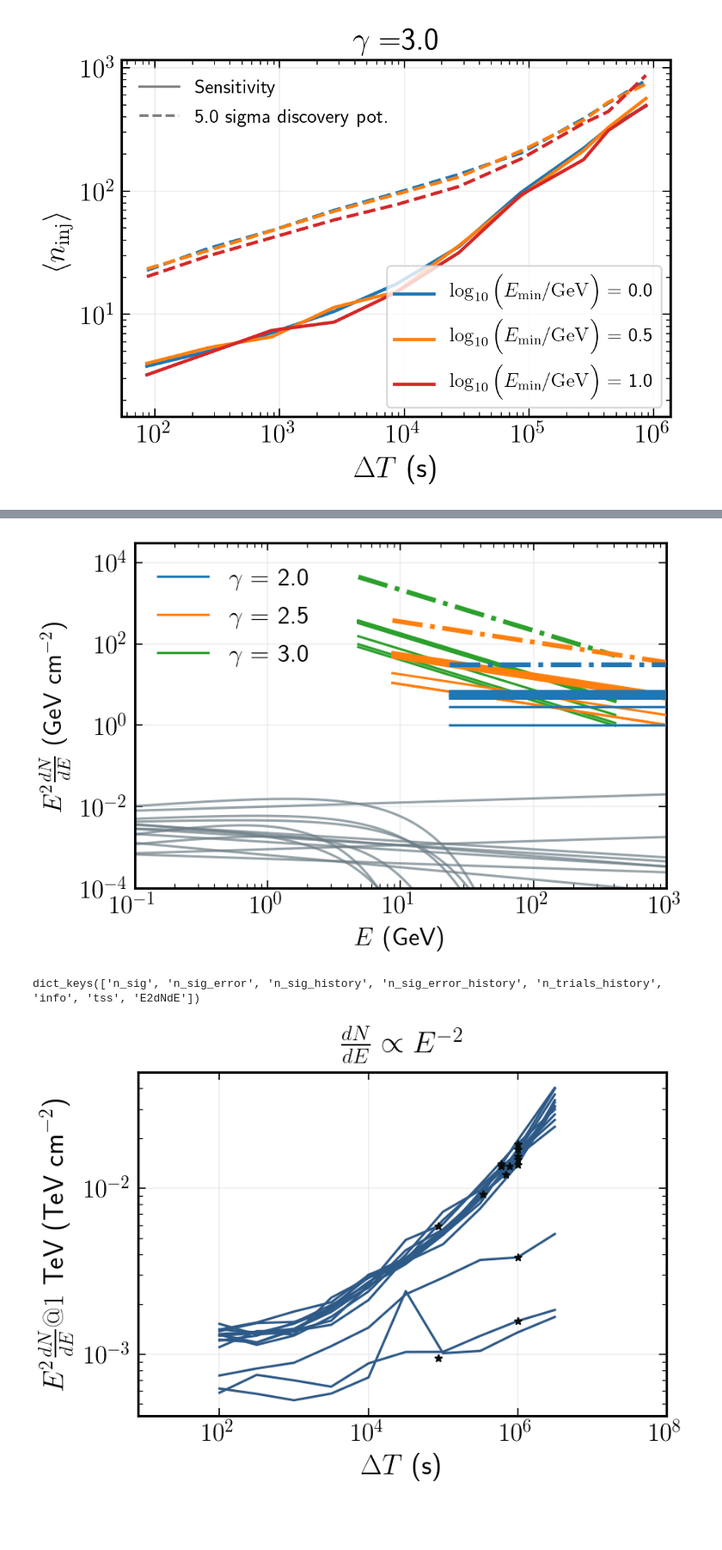
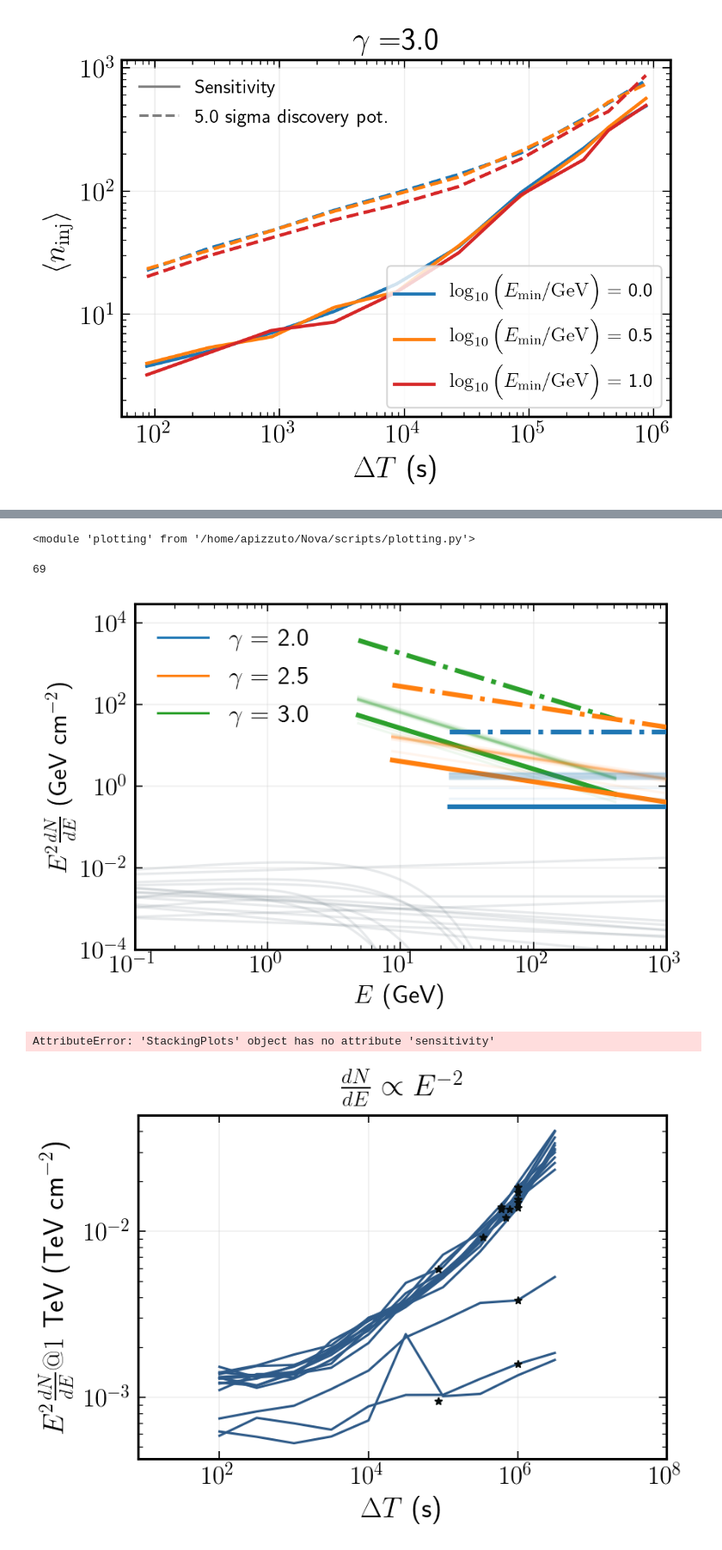
Before and after one commit to apizzuto/Novae, a Jupyter notebook: notebooks/stacking_sensitivity.ipynb, the cells around one changed output, grey strips where cells are left out. Shown at 86% size. Cells and saved outputs as stored; diff of their text form; code cells hidden in the pictures; blank space fills up the shorter version.

```diff
--- a/notebooks/stacking_sensitivity.ipynb
+++ b/notebooks/stacking_sensitivity.ipynb
@@ -44,12 +44,12 @@ allcounter = 0
 for allflavor_str in [True, False]:
     for deltaT in np.append(np.logspace(-3., 1., 9)[:]*86400., np.array([86400.*5.])):
         for gamma in [2.0, 2.5, 3.0]:
-            for cut in [0.0, 0.5, 1.0]:
-                file_str = "/data/user/apizzuto/Nova/csky_trials/stacking_sens_res/signal_results/" \
-                       + f"delta_t_{deltaT:.2e}_gamma_{gamma}_minLogE_{cut}_allflavor_{allflavor_str}.pkl"
-                if not os.path.exists(file_str):
-                    print(allflavor_str, deltaT, gamma, cut)
-                    counter += 1
-                allcounter += 1
+            #for cut in [0.0, 0.5, 1.0]:
+            file_str = "/data/user/apizzuto/Nova/csky_trials/stacking_sens_res/signal_results/" \
+                   + f"delta_t_{deltaT:.2e}_gamma_{gamma}_allflavor_{allflavor_str}.pkl"
+            if not os.path.exists(file_str):
+                print(allflavor_str, deltaT, gamma)
+                counter += 1
+            allcounter += 1
 print(allcounter, counter)
 # %% [output]
@@ -157,27 +148,37 @@ stack_plots.sensitivity[2.0]['E2dNdE']
+# %%
+reload(plotting)
+# %% [output]
+<module 'plotting' from '/home/apizzuto/Nova/scripts/plotting.py'>
+# %%
+len(stack_plots.names)
+# %% [output]
+69
 # %%
-stack_plots = plotting.StackingPlots(86400., seed=2, min_log_e=0.0)
+stack_plots = plotting.StackingPlots(86400., seed=2, min_log_e=None, index=[2.0, 2.5, 3.0])
 stack_plots.get_all_sens()
 
 cat = plotting.GammaCatalog(verbose = True)
-cat.compare_photon_to_nus(delta_t = 1e5, omit_title=True)
+cat.compare_photon_to_nus(delta_t = 86400., omit_title=True, alpha=0.08)
 
 ens = np.logspace(-1., 3., 500)
 gam_cols = {2.0: 'C0', 2.5: 'C1', 3.0: 'C2'}
 
 for gamma in [2.0, 2.5, 3.0]:
     sens = stack_plots.sensitivity[gamma]['E2dNdE']
     central_90_energies = cat.central_90[gamma]
 
     nu_sens_spec = np.power(ens, -gamma)*sens*1e3*(1e-3)**(2.-gamma)
     en_msk = (ens > central_90_energies[0]) & (ens < central_90_energies[1])
     plt.plot(ens[en_msk], nu_sens_spec[en_msk]*ens[en_msk]**2,
            color=gam_cols[gamma], lw = 3.0, zorder=5*(5.-gamma), ls='-.')
+    plt.plot(ens[en_msk], nu_sens_spec[en_msk]*ens[en_msk]**2/float(len(stack_plots.names)),
+           color=gam_cols[gamma], lw = 3.0, zorder=5*(5.-gamma), ls='-')
 # %% [output]
-[figure, old version]
+[figure, new version]
 # %%
 stack_plots.sensitivity[2.0].keys()
 # %% [output]
-dict_keys(['n_sig', 'n_sig_error', 'n_sig_history', 'n_sig_error_history', 'n_trials_history', 'info', 'tss', 'E2dNdE'])
+AttributeError: 'StackingPlots' object has no attribute 'sensitivity'
 # %%
 cat.sensitivity_vs_time()
 # %% [output]
```
Also changed, not shown: parts of 11 cells of this notebook, 2 other files.
